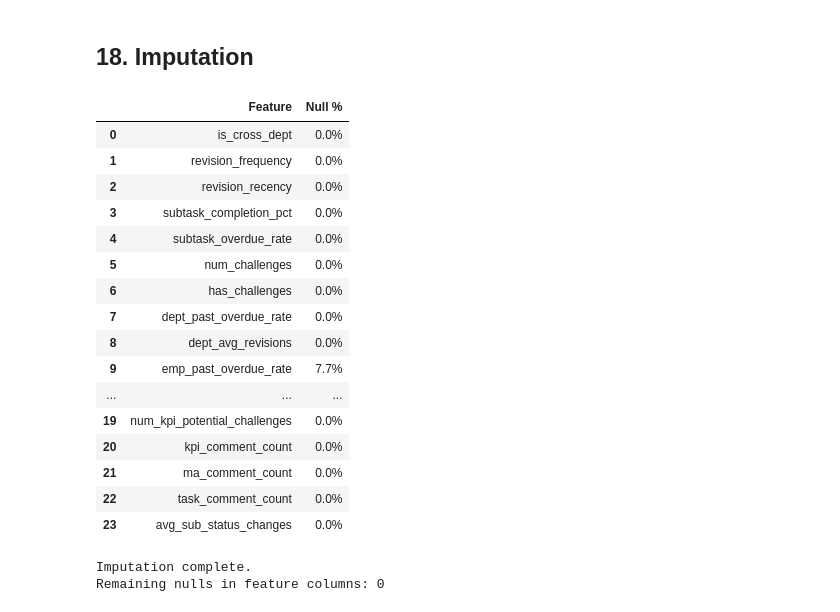
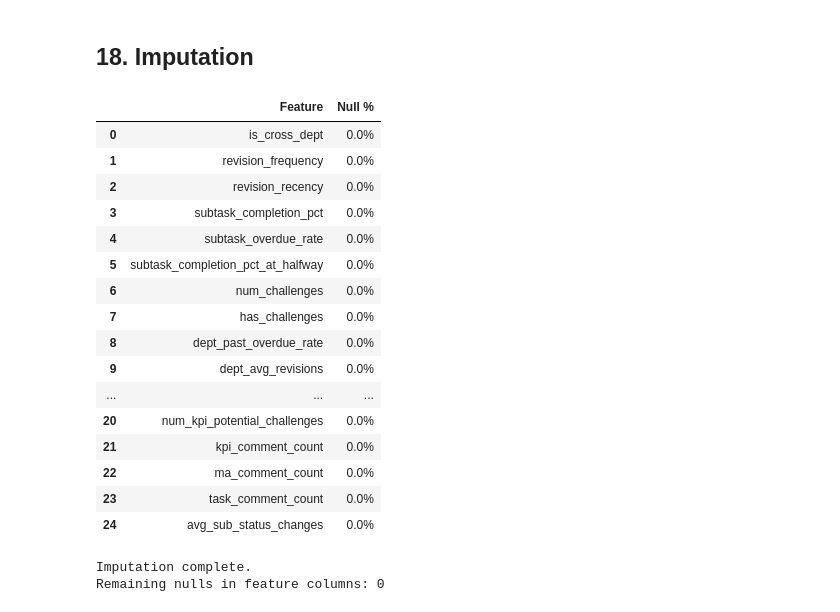
Before and after one commit to Bezawit-cloud/gheero-pms-analytics, a Jupyter notebook: notebooks/clean_and_build_dataset.ipynb, the cells around one changed output. Cells and saved outputs as stored; diff of their text form; code cells hidden in the pictures.

Commit message:
add subtask_completion_pct_at_halfway + prediction-time feature subsets

```diff
--- a/notebooks/clean_and_build_dataset.ipynb
+++ b/notebooks/clean_and_build_dataset.ipynb
@@ -75,6 +75,9 @@ base['created_is_friday'] = (base['created_dow'] == 4).astype(int)
 base['created_month'] = base['created_date'].dt.month
 base['created_quarter'] = base['created_date'].dt.quarter
 
+# Halfway date = start + planned_duration/2 (prediction point for halfway model)
+base['halfway_date'] = base['start_date'] + pd.to_timedelta(base['planned_duration'] / 2, unit='D')
+
 print(f'Overdue rate: {base["calculated_overdue"].mean():.2%}')
 # %% [output]
 Overdue rate: 20.10%
@@ -133,3 +142,40 @@ base.drop(columns=['task_id'], inplace=True)
+# %%
+halfway_sub = q("""
+WITH task_halfway AS (
+    SELECT id AS task_id,
+           start_date + (end_date - start_date) / 2 AS halfway_date
+    FROM tasks_task
+    WHERE start_date IS NOT NULL AND end_date IS NOT NULL AND start_date <= end_date
+),
+latest_history AS (
+    SELECT DISTINCT ON (sth.id)
+        sth.id AS sub_task_id,
+        sth.status AS status_at_halfway
+    FROM tasks_sub_task_history sth
+    JOIN tasks_sub_task st ON st.id = sth.id
+    JOIN task_halfway th ON th.task_id = st.task_id
+    WHERE sth.history_date <= th.halfway_date
+    ORDER BY sth.id, sth.history_date DESC
+)
+SELECT
+    st.task_id,
+    COUNT(*)::int AS num_subtasks_at_halfway,
+    COUNT(*) FILTER (WHERE COALESCE(lh.status_at_halfway, st.status) = 'completed')::int
+        AS num_completed_at_halfway
+FROM tasks_sub_task st
+JOIN task_halfway th ON th.task_id = st.task_id
+LEFT JOIN latest_history lh ON lh.sub_task_id = st.id
+WHERE st.created_date <= th.halfway_date
+GROUP BY st.task_id
+""")
+halfway_sub['subtask_completion_pct_at_halfway'] = (
+    halfway_sub['num_completed_at_halfway'] / halfway_sub['num_subtasks_at_halfway']
+).fillna(0)
+
+base = base.merge(halfway_sub[['task_id', 'subtask_completion_pct_at_halfway']],
+                  left_on='id', right_on='task_id', how='left')
+base['subtask_completion_pct_at_halfway'] = base['subtask_completion_pct_at_halfway'].fillna(0)
+base.drop(columns=['task_id'], inplace=True)
 # %% [markdown]
 ## 4. Challenges (tasks_task_challenge_groups)
 # %%
@@ -385,44 +431,45 @@ base.drop(columns=['task_id'], inplace=True)
 null_cols = [
     'is_cross_dept', 'revision_frequency', 'revision_recency',
     'subtask_completion_pct', 'subtask_overdue_rate',
+    'subtask_completion_pct_at_halfway',
     'num_challenges', 'has_challenges',
     'dept_past_overdue_rate', 'dept_avg_revisions',
     'emp_past_overdue_rate', 'pos_past_overdue_rate',
     'cross_dept_pair_exists',
     'kpi_is_overdue_flag', 'kpi_status_ordinal',
     'has_subtask_challenge', 'num_subtask_challenges',
     'has_kpi_challenge', 'num_kpi_challenges',
     'has_kpi_potential_challenge', 'num_kpi_potential_challenges',
     'kpi_comment_count', 'ma_comment_count', 'task_comment_count',
     'avg_sub_status_changes',
 ]
 
 null_summary = []
 for col in null_cols:
     if col in base.columns:
         null_pct = base[col].isna().mean()
         null_summary.append({'Feature': col, 'Null %': f'{null_pct:.1%}'})
 
 null_summary = pd.DataFrame(null_summary)
 null_summary
 # %% [output]
 |  | Feature | Null % |
 | 0 | is_cross_dept | 0.0% |
 | 1 | revision_frequency | 0.0% |
 | 2 | revision_recency | 0.0% |
 | 3 | subtask_completion_pct | 0.0% |
 | 4 | subtask_overdue_rate | 0.0% |
-| 5 | num_challenges | 0.0% |
-| 6 | has_challenges | 0.0% |
-| 7 | dept_past_overdue_rate | 0.0% |
-| 8 | dept_avg_revisions | 0.0% |
-| 9 | emp_past_overdue_rate | 7.7% |
+| 5 | subtask_completion_pct_at_halfway | 0.0% |
+| 6 | num_challenges | 0.0% |
+| 7 | has_challenges | 0.0% |
+| 8 | dept_past_overdue_rate | 0.0% |
+| 9 | dept_avg_revisions | 0.0% |
 | ... | ... | ... |
-| 19 | num_kpi_potential_challenges | 0.0% |
-| 20 | kpi_comment_count | 0.0% |
-| 21 | ma_comment_count | 0.0% |
-| 22 | task_comment_count | 0.0% |
-| 23 | avg_sub_status_changes | 0.0% |
+| 20 | num_kpi_potential_challenges | 0.0% |
+| 21 | kpi_comment_count | 0.0% |
+| 22 | ma_comment_count | 0.0% |
+| 23 | task_comment_count | 0.0% |
+| 24 | avg_sub_status_changes | 0.0% |
 # %%
 # Fill 0 — absence means no signal
 fill_zero_cols = [
```
Also changed, not shown: parts of 9 cells of this notebook.
